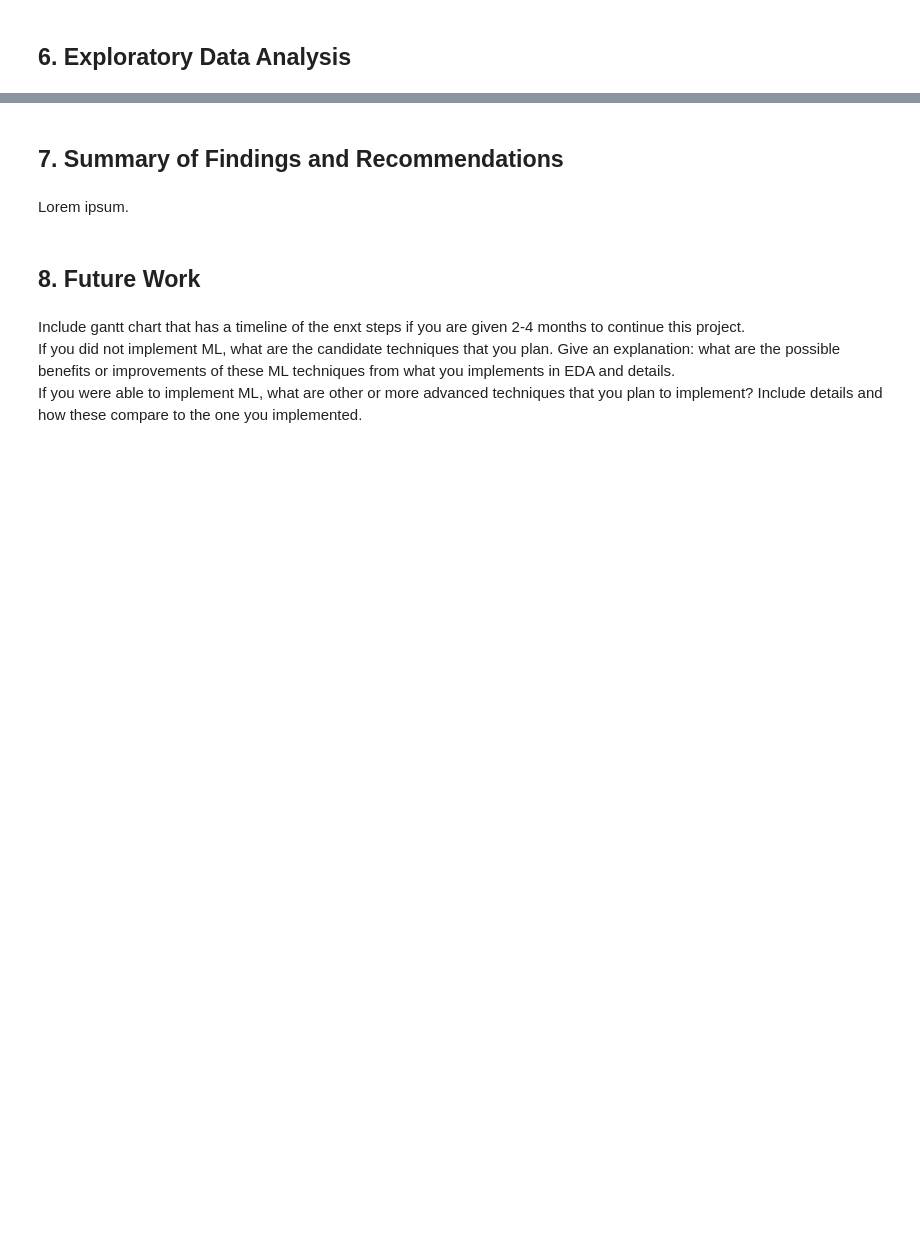
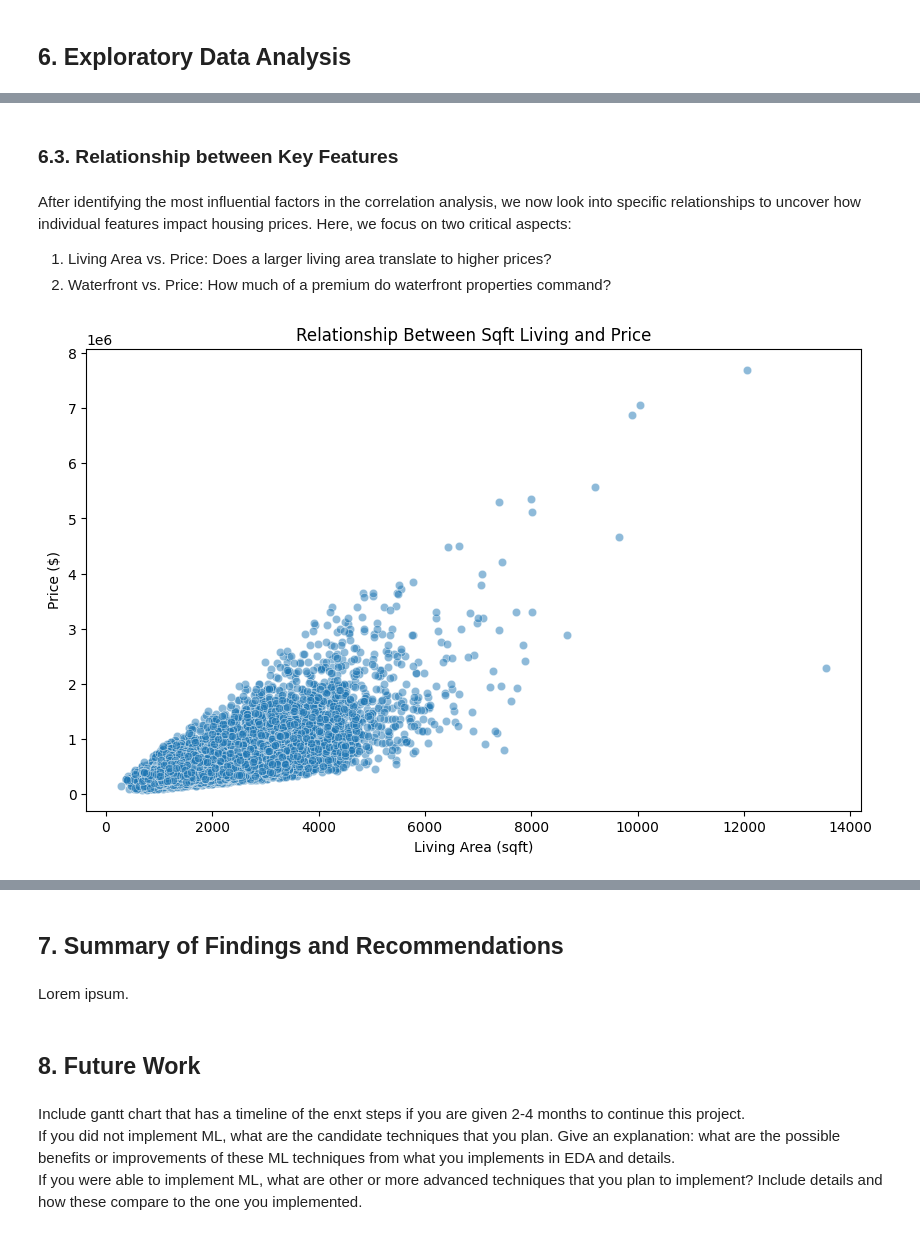
Before and after one commit to axsulit/data100_mco, a Jupyter notebook: main.ipynb, the cells around one changed output, grey strips where cells are left out. Cells and saved outputs as stored; diff of their text form; code cells hidden in the pictures; blank space fills up the shorter version.

```diff
--- a/main.ipynb
+++ b/main.ipynb
@@ -518,0 +562,15 @@ Explain what charts show and what insights can be seen from it. It is required r
+# %% [markdown]
+### 6.3. Relationship between Key Features
+# %% [markdown]
+After identifying the most influential factors in the correlation analysis, we now look into specific relationships to uncover how individual features impact housing prices. Here, we focus on two critical aspects:
+1. Living Area vs. Price: Does a larger living area translate to higher prices?
+2. Waterfront vs. Price: How much of a premium do waterfront properties command?
+# %%
+plt.figure(figsize=(10, 6))
+sns.scatterplot(data=expanded_house_prices_df, x='sqft_living', y='price', alpha=0.5)
+plt.title("Relationship Between Sqft Living and Price")
+plt.xlabel("Living Area (sqft)")
+plt.ylabel("Price ($)")
+plt.show()
+# %% [output]
+[figure, added]
```
Also changed, not shown: parts of 40 cells of this notebook.
